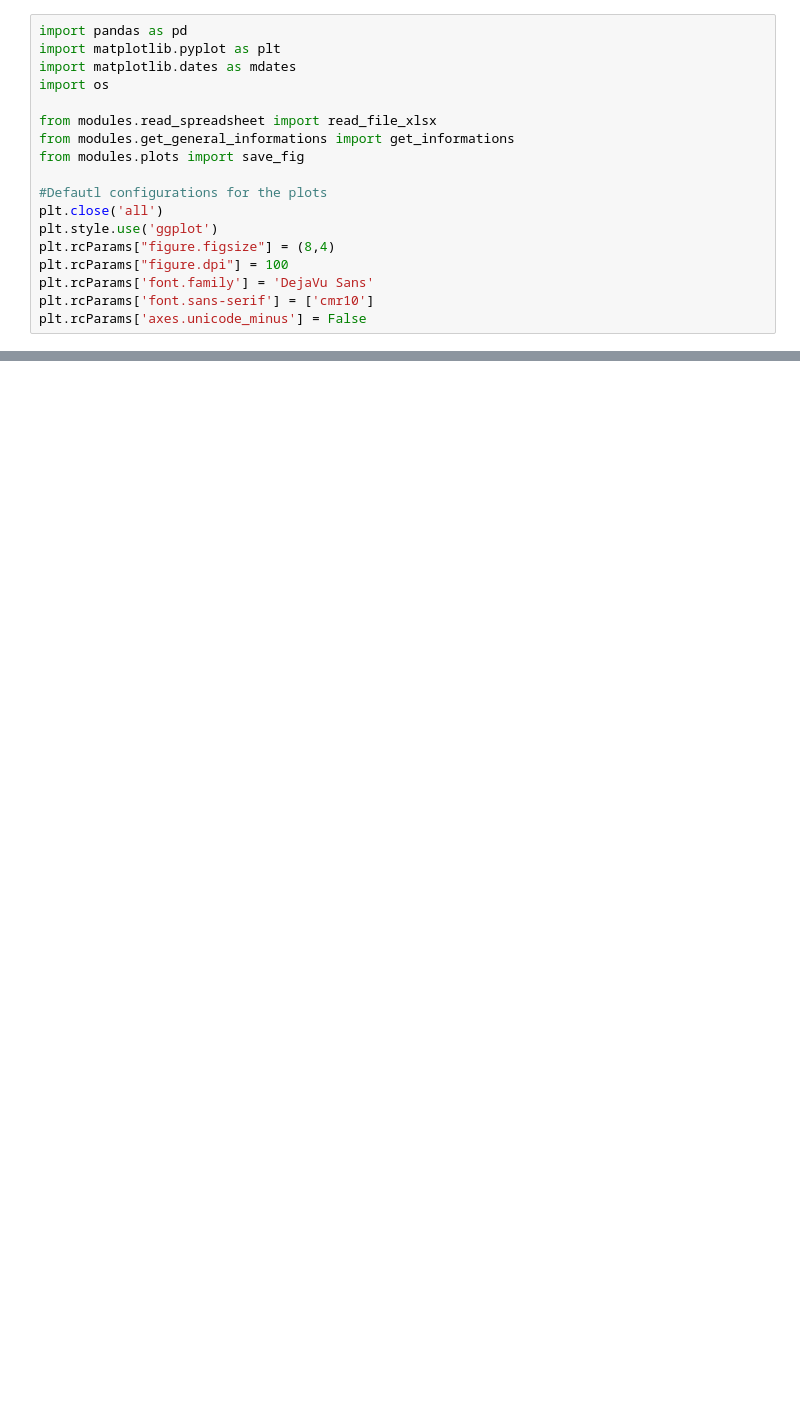
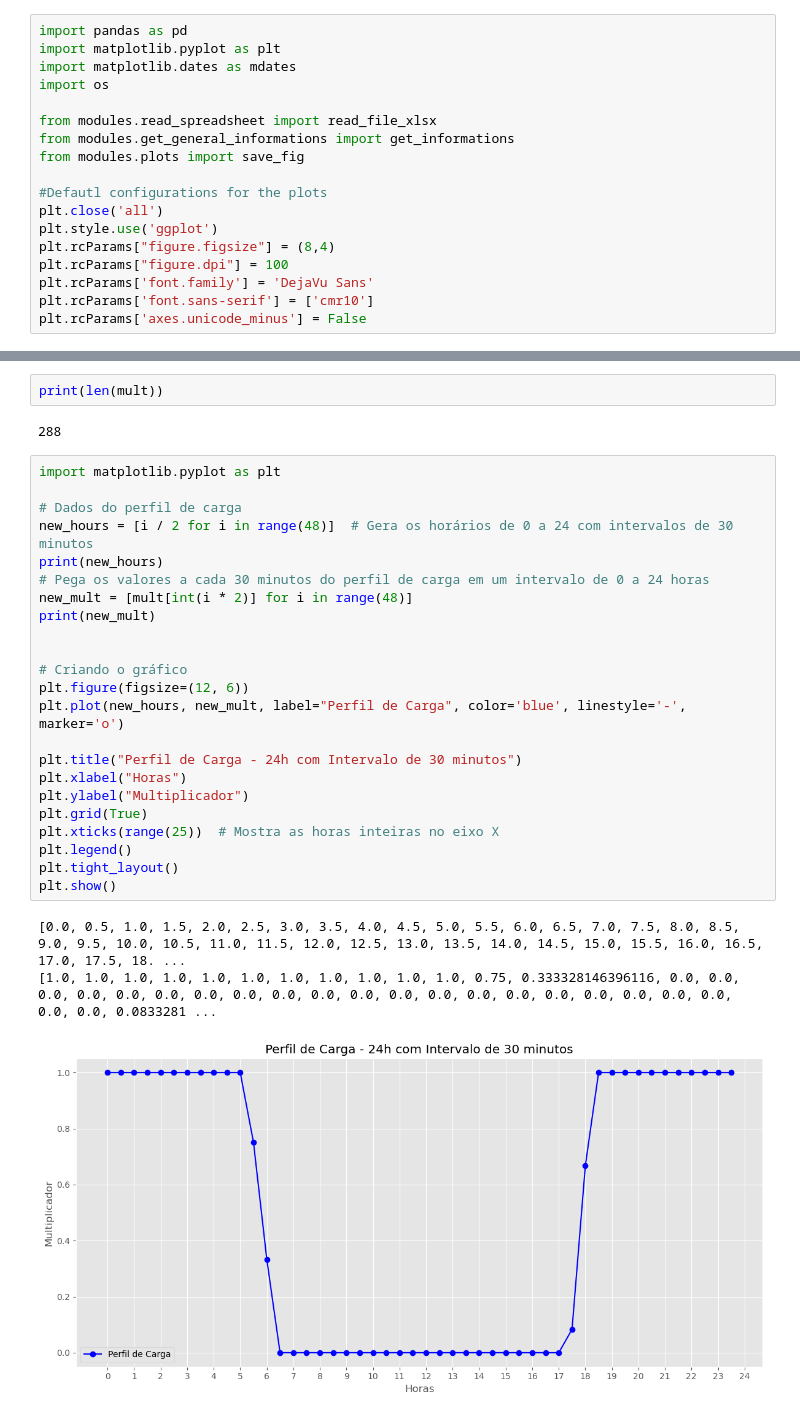
Before and after one commit to JCARNEIROX/GridFlexPy, a Jupyter notebook: visualize_data.ipynb, the cells around one changed output, grey strips where cells are left out. Saved outputs shown, nothing was run; the diff lists cells and outputs as text; blank space fills up the shorter version.

```diff
--- a/visualize_data.ipynb
+++ b/visualize_data.ipynb
@@ -144,0 +207,31 @@ plt.minorticks_on()
+# %%
+print(len(mult))
+# %% [output]
+288
+# %%
+import matplotlib.pyplot as plt
+
+# Dados do perfil de carga
+new_hours = [i / 2 for i in range(48)]  # Gera os horários de 0 a 24 com intervalos de 30 minutos
+print(new_hours)
+# Pega os valores a cada 30 minutos do perfil de carga em um intervalo de 0 a 24 horas
+new_mult = [mult[int(i * 2)] for i in range(48)]
+print(new_mult)
+
+
+# Criando o gráfico
+plt.figure(figsize=(12, 6))
+plt.plot(new_hours, new_mult, label="Perfil de Carga", color='blue', linestyle='-', marker='o')
+
+plt.title("Perfil de Carga - 24h com Intervalo de 30 minutos")
+plt.xlabel("Horas")
+plt.ylabel("Multiplicador")
+plt.grid(True)
+plt.xticks(range(25))  # Mostra as horas inteiras no eixo X
+plt.legend()
+plt.tight_layout()
+plt.show()
+# %% [output]
+[0.0, 0.5, 1.0, 1.5, 2.0, 2.5, 3.0, 3.5, 4.0, 4.5, 5.0, 5.5, 6.0, 6.5, 7.0, 7.5, 8.0, 8.5, 9.0, 9.5, 10.0, 10.5, 11.0, 11.5, 12.0, 12.5, 13.0, 13.5, 14.0, 14.5, 15.0, 15.5, 16.0, 16.5, 17.0, 17.5, 18. ...
+[1.0, 1.0, 1.0, 1.0, 1.0, 1.0, 1.0, 1.0, 1.0, 1.0, 1.0, 0.75, 0.333328146396116, 0.0, 0.0, 0.0, 0.0, 0.0, 0.0, 0.0, 0.0, 0.0, 0.0, 0.0, 0.0, 0.0, 0.0, 0.0, 0.0, 0.0, 0.0, 0.0, 0.0, 0.0, 0.0, 0.0833281 ...
+[figure, added]
```
Also changed, not shown: parts of 8 cells of this notebook, 45 other files.
